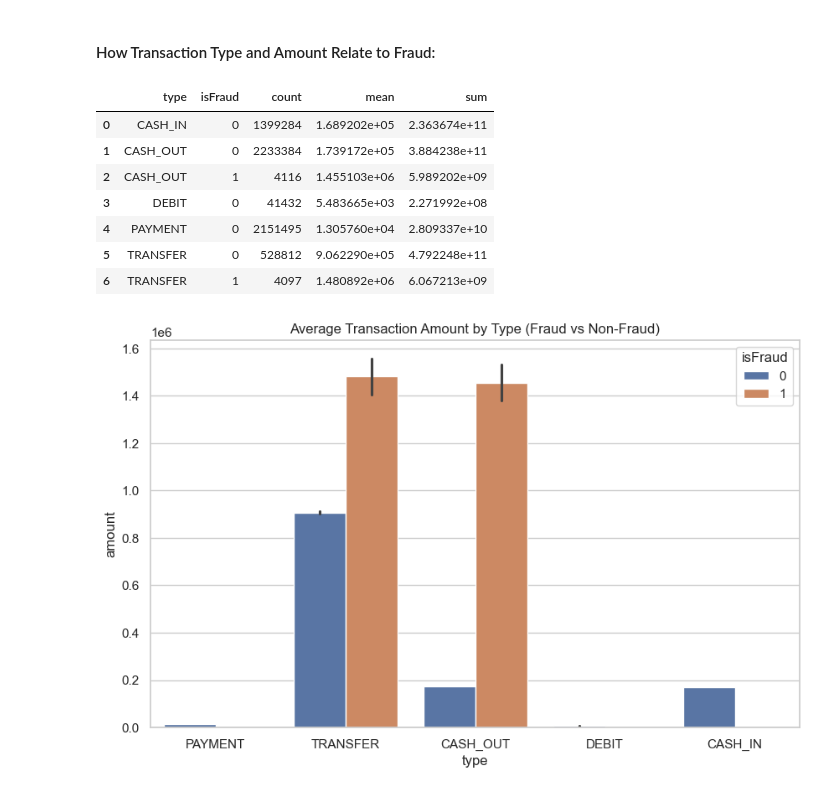
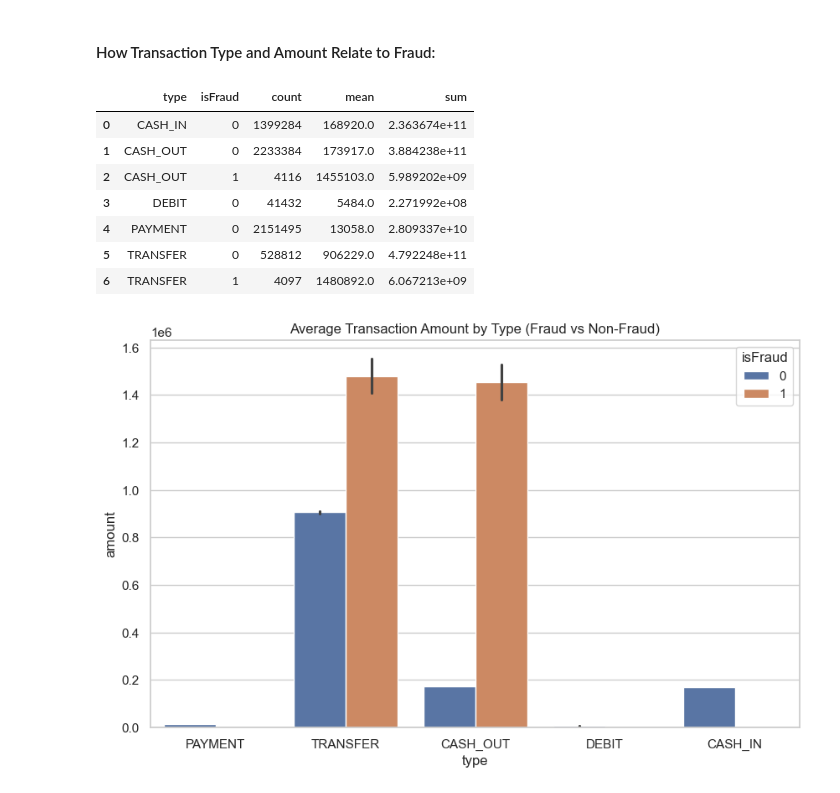
Before and after one commit to nicolous-peril/financial_fraud, a Jupyter notebook: code/01_explore.ipynb, the cells around one changed output. Saved outputs shown, nothing was run; the diff lists cells and outputs as text; code cells hidden in the pictures.

```diff
--- a/code/01_explore.ipynb
+++ b/code/01_explore.ipynb
@@ -402,17 +486,21 @@ plt.show()
 # %% [markdown]
 #### How Transaction Type and Amount Relate to Fraud:
 # %%
-# Group by transaction type and fraud
-grouped = df.groupby(['type', 'isFraud'])['amount'].agg(['count', 'mean', 'sum']).reset_index()
+# Grouping transactions by type and fraud status (0 = non-fraud, 1 = fraud)
+# Then computing key statistics for the transaction amount
+grouped = df.groupby(['type', 'isFraud'])['amount'].agg(
+    ['count', 'mean', 'sum']            # count = number of transactions, mean = average amount, sum = total amount
+).reset_index()
 
-grouped
+# Displaying the grouped results and rounding decimals to whole numbers
+grouped.round(0)
 # %% [output]
 |  | type | isFraud | count | mean | sum |
-| 0 | CASH_IN | 0 | 1399284 | 1.689202e+05 | 2.363674e+11 |
-| 1 | CASH_OUT | 0 | 2233384 | 1.739172e+05 | 3.884238e+11 |
-| 2 | CASH_OUT | 1 | 4116 | 1.455103e+06 | 5.989202e+09 |
-| 3 | DEBIT | 0 | 41432 | 5.483665e+03 | 2.271992e+08 |
-| 4 | PAYMENT | 0 | 2151495 | 1.305760e+04 | 2.809337e+10 |
-| 5 | TRANSFER | 0 | 528812 | 9.062290e+05 | 4.792248e+11 |
-| 6 | TRANSFER | 1 | 4097 | 1.480892e+06 | 6.067213e+09 |
+| 0 | CASH_IN | 0 | 1399284 | 168920.0 | 2.363674e+11 |
+| 1 | CASH_OUT | 0 | 2233384 | 173917.0 | 3.884238e+11 |
+| 2 | CASH_OUT | 1 | 4116 | 1455103.0 | 5.989202e+09 |
+| 3 | DEBIT | 0 | 41432 | 5484.0 | 2.271992e+08 |
+| 4 | PAYMENT | 0 | 2151495 | 13058.0 | 2.809337e+10 |
+| 5 | TRANSFER | 0 | 528812 | 906229.0 | 4.792248e+11 |
+| 6 | TRANSFER | 1 | 4097 | 1480892.0 | 6.067213e+09 |
 # %%
```
Also changed, not shown: parts of 16 cells of this notebook, 1 other file.
